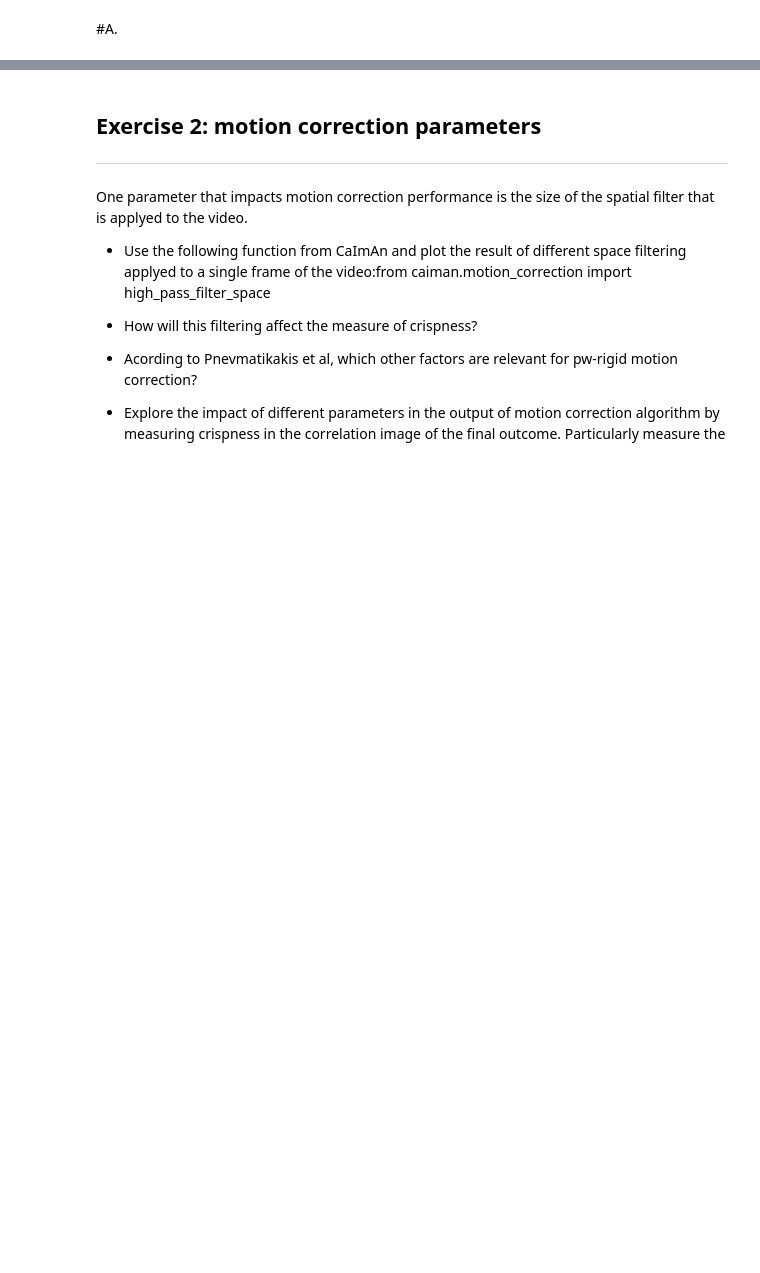
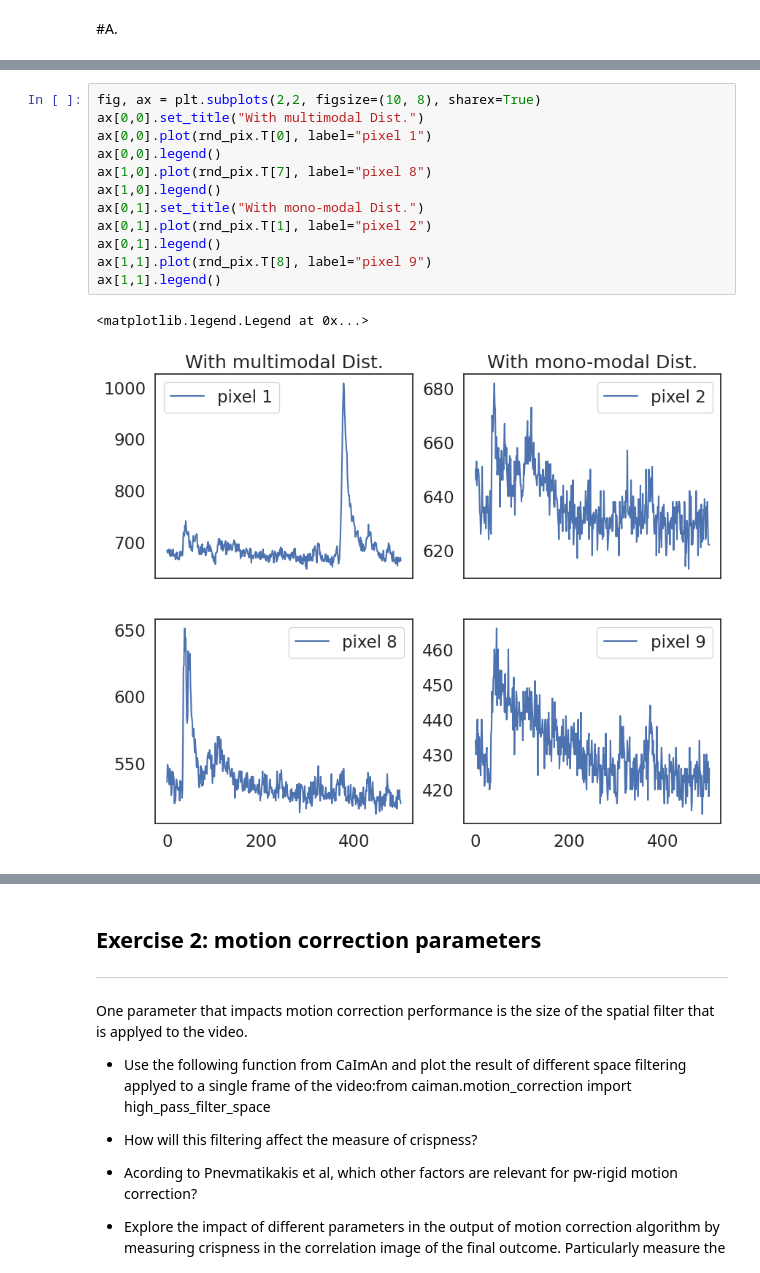
Before and after one commit to xamweil/neural-data, a Jupyter notebook: 02-calcium_imaging/exercises.ipynb, the cells around one changed output, grey strips where cells are left out. Cells and saved outputs as stored; diff of their text form; blank space fills up the shorter version.

```diff
--- a/02-calcium_imaging/exercises.ipynb
+++ b/02-calcium_imaging/exercises.ipynb
@@ -119,0 +170,15 @@ As a substitution, consider using
+# %%
+fig, ax = plt.subplots(2,2, figsize=(10, 8), sharex=True)
+ax[0,0].set_title("With multimodal Dist.")
+ax[0,0].plot(rnd_pix.T[0], label="pixel 1")
+ax[0,0].legend()
+ax[1,0].plot(rnd_pix.T[7], label="pixel 8")
+ax[1,0].legend()
+ax[0,1].set_title("With mono-modal Dist.")
+ax[0,1].plot(rnd_pix.T[1], label="pixel 2")
+ax[0,1].legend()
+ax[1,1].plot(rnd_pix.T[8], label="pixel 9")
+ax[1,1].legend()
+# %% [output]
+<matplotlib.legend.Legend at 0x...>
+[figure, added]
```
Also changed, not shown: parts of 20 cells of this notebook.
